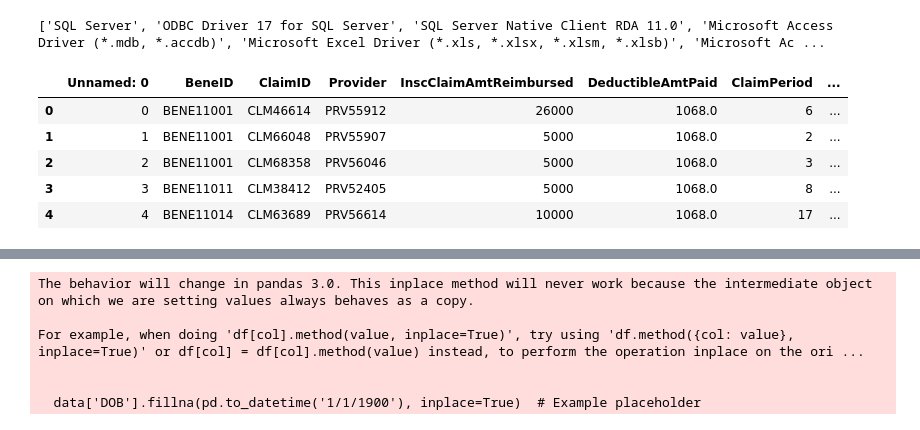
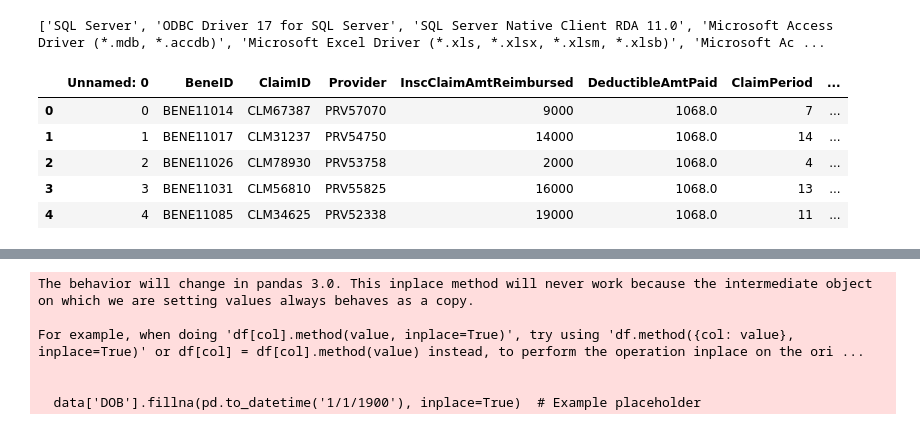
Before and after one commit to rohit180497/Medicare-Claim-Fraud-Detection, a Jupyter notebook: scripts/validation/feature_engineering_val.ipynb, the cells around one changed output, grey strips where cells are left out. Drawn from its saved outputs; the diff is of its cells as text; code cells hidden in the pictures.

Commit message:
validation data tested

```diff
--- a/scripts/validation/feature_engineering_val.ipynb
+++ b/scripts/validation/feature_engineering_val.ipynb
@@ -38,15 +38,15 @@ print(pyodbc.drivers())
 # %% [output]
 ['SQL Server', 'ODBC Driver 17 for SQL Server', 'SQL Server Native Client RDA 11.0', 'Microsoft Access Driver (*.mdb, *.accdb)', 'Microsoft Excel Driver (*.xls, *.xlsx, *.xlsm, *.xlsb)', 'Microsoft Ac ...
 # %%
-data = pd.read_csv(r'../data/interim/training_data.csv')
+data = pd.read_csv(r'../../data/validation/testing_data.csv')
 data.head()
 # %% [output]
 |  | Unnamed: 0 | BeneID | ClaimID | Provider | InscClaimAmtReimbursed | DeductibleAmtPaid | ClaimPeriod | ... |
-| 0 | 0 | BENE11001 | CLM46614 | PRV55912 | 26000 | 1068.0 | 6 | ... |
-| 1 | 1 | BENE11001 | CLM66048 | PRV55907 | 5000 | 1068.0 | 2 | ... |
-| 2 | 2 | BENE11001 | CLM68358 | PRV56046 | 5000 | 1068.0 | 3 | ... |
-| 3 | 3 | BENE11011 | CLM38412 | PRV52405 | 5000 | 1068.0 | 8 | ... |
-| 4 | 4 | BENE11014 | CLM63689 | PRV56614 | 10000 | 1068.0 | 17 | ... |
+| 0 | 0 | BENE11014 | CLM67387 | PRV57070 | 9000 | 1068.0 | 7 | ... |
+| 1 | 1 | BENE11017 | CLM31237 | PRV54750 | 14000 | 1068.0 | 14 | ... |
+| 2 | 2 | BENE11026 | CLM78930 | PRV53758 | 2000 | 1068.0 | 4 | ... |
+| 3 | 3 | BENE11031 | CLM56810 | PRV55825 | 16000 | 1068.0 | 13 | ... |
+| 4 | 4 | BENE11085 | CLM34625 | PRV52338 | 19000 | 1068.0 | 11 | ... |
 # %%
 # Encoding Categorical Variables
 cat_cols = ['SamePhysician', 'OPD_Flag', 'Gender', 'Race',
```
Also changed, not shown: parts of 6 cells of this notebook, 2 other files.
